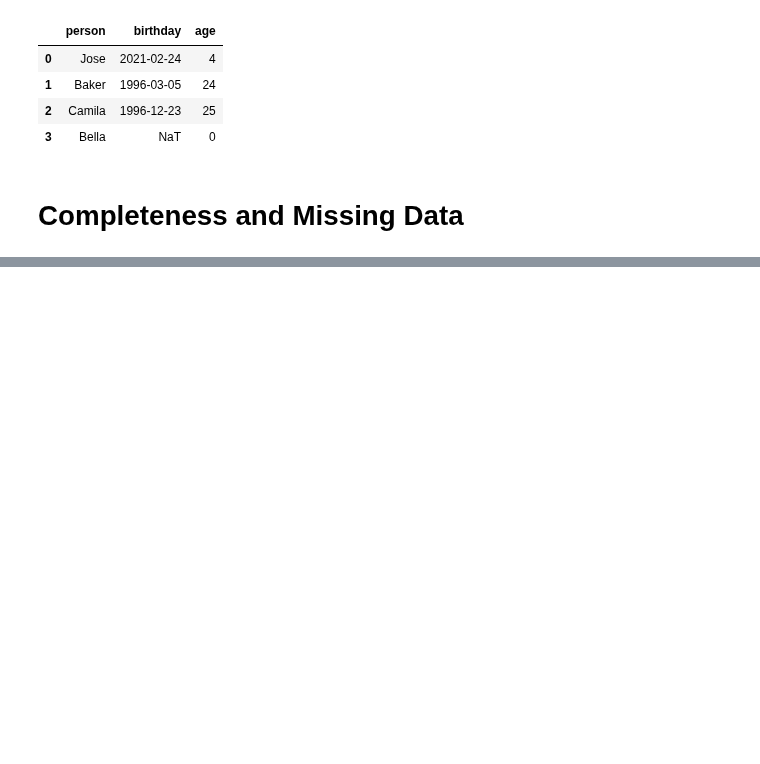
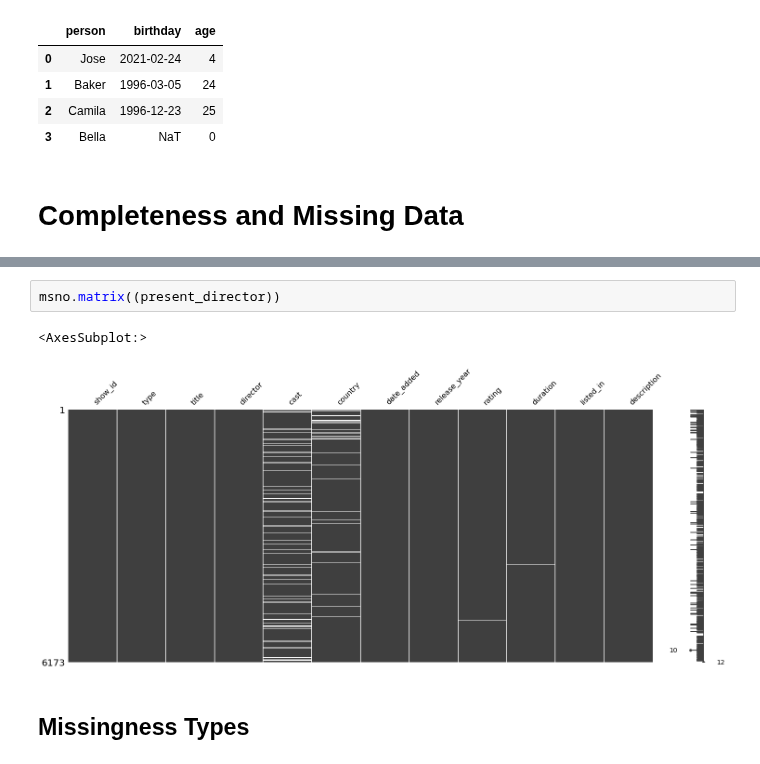
Before and after one commit to Jose-Servin/DataCamp, a Jupyter notebook: Courses/Cleaning_Data/cleaning_data.ipynb, the cells around one changed output, grey strips where cells are left out. Cells and saved outputs as stored; diff of their text form; blank space fills up the shorter version.

```diff
--- a/Courses/Cleaning_Data/cleaning_data.ipynb
+++ b/Courses/Cleaning_Data/cleaning_data.ipynb
@@ -1005,0 +1079,7 @@ birthdays[~age_match]
+# %%
+msno.matrix((present_director))
+# %% [output]
+<AxesSubplot:>
+[figure, added]
+# %% [markdown]
+## Missingness Types
```
Also changed, not shown: parts of 34 cells of this notebook.
